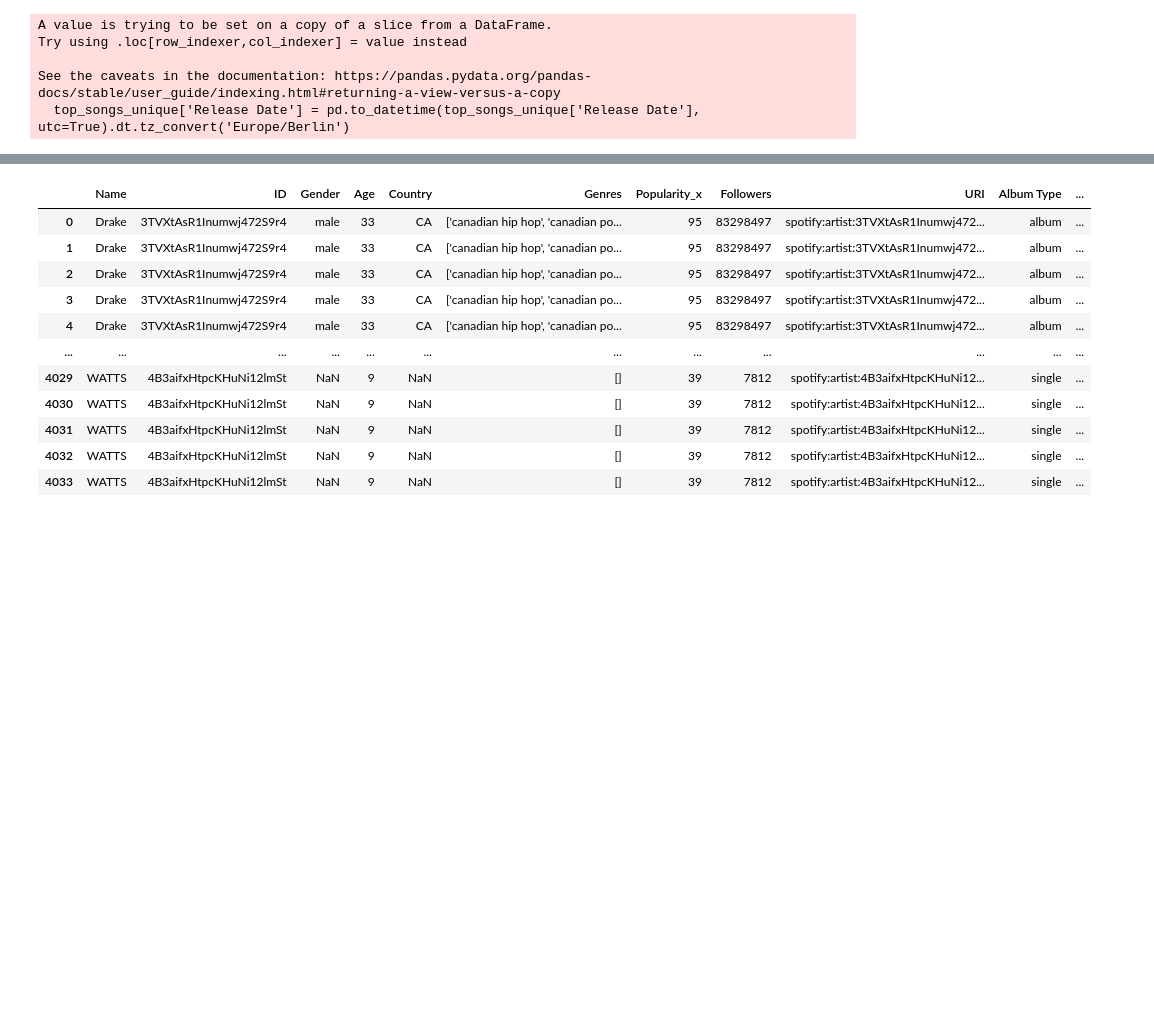
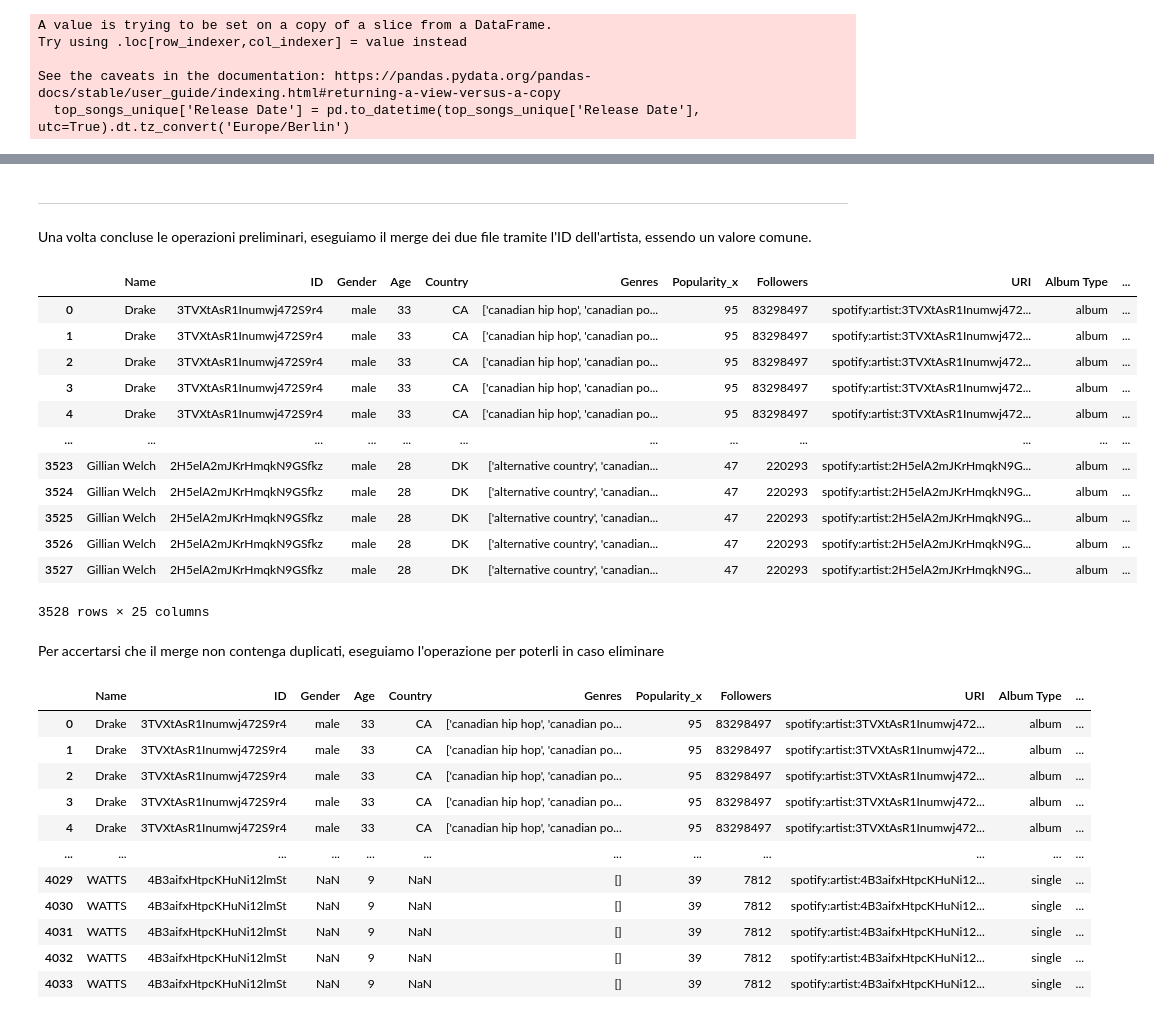
Before and after one commit to michelaminichini/Laboratorio-Big-Data-Progetto-2023, a Jupyter notebook: artists-top_songs.ipynb, the cells around one changed output, grey strips where cells are left out. Saved outputs shown, nothing was run; the diff lists cells and outputs as text; code cells hidden in the pictures; blank space fills up the shorter version.

```diff
--- a/artists-top_songs.ipynb
+++ b/artists-top_songs.ipynb
@@ -62,0 +57,2 @@ top_songs.head(20)
+# %%
+artisti_no_nan = artisti.dropna()
@@ -123 +206,5 @@ Partiamo da una semplice ricerca per introdurre il genere più ascoltato nel nos
+# %% [markdown]
+------------------------------------------------------------------
+# %% [markdown]
+Una volta concluse le operazioni preliminari, eseguiamo il merge dei due file tramite l'ID dell'artista, essendo un valore comune.
 # %%
@@ -125,4 +211,24 @@ Partiamo da una semplice ricerca per introdurre il genere più ascoltato nel nos
 merged_df = pd.merge(artisti, top_songs_unique, left_on='ID', right_on='Artist ID')
+# %%
+merged_dataset = pd.merge(artisti_no_nan, top_songs_unique, left_on='ID', right_on='Artist ID')
+# %%
+merged_dataset
+# %% [output]
+|  | Name | ID | Gender | Age | Country | Genres | Popularity_x | Followers | URI | Album Type | ... |
+| 0 | Drake | 3TVXtAsR1Inumwj472S9r4 | male | 33 | CA | ['canadian hip hop', 'canadian po... | 95 | 83298497 | spotify:artist:3TVXtAsR1Inumwj472... | album | ... |
+| 1 | Drake | 3TVXtAsR1Inumwj472S9r4 | male | 33 | CA | ['canadian hip hop', 'canadian po... | 95 | 83298497 | spotify:artist:3TVXtAsR1Inumwj472... | album | ... |
+| 2 | Drake | 3TVXtAsR1Inumwj472S9r4 | male | 33 | CA | ['canadian hip hop', 'canadian po... | 95 | 83298497 | spotify:artist:3TVXtAsR1Inumwj472... | album | ... |
+| 3 | Drake | 3TVXtAsR1Inumwj472S9r4 | male | 33 | CA | ['canadian hip hop', 'canadian po... | 95 | 83298497 | spotify:artist:3TVXtAsR1Inumwj472... | album | ... |
+| 4 | Drake | 3TVXtAsR1Inumwj472S9r4 | male | 33 | CA | ['canadian hip hop', 'canadian po... | 95 | 83298497 | spotify:artist:3TVXtAsR1Inumwj472... | album | ... |
+| ... | ... | ... | ... | ... | ... | ... | ... | ... | ... | ... | ... |
+| 3523 | Gillian Welch | 2H5elA2mJKrHmqkN9GSfkz | male | 28 | DK | ['alternative country', 'canadian... | 47 | 220293 | spotify:artist:2H5elA2mJKrHmqkN9G... | album | ... |
+| 3524 | Gillian Welch | 2H5elA2mJKrHmqkN9GSfkz | male | 28 | DK | ['alternative country', 'canadian... | 47 | 220293 | spotify:artist:2H5elA2mJKrHmqkN9G... | album | ... |
+| 3525 | Gillian Welch | 2H5elA2mJKrHmqkN9GSfkz | male | 28 | DK | ['alternative country', 'canadian... | 47 | 220293 | spotify:artist:2H5elA2mJKrHmqkN9G... | album | ... |
+| 3526 | Gillian Welch | 2H5elA2mJKrHmqkN9GSfkz | male | 28 | DK | ['alternative country', 'canadian... | 47 | 220293 | spotify:artist:2H5elA2mJKrHmqkN9G... | album | ... |
+| 3527 | Gillian Welch | 2H5elA2mJKrHmqkN9GSfkz | male | 28 | DK | ['alternative country', 'canadian... | 47 | 220293 | spotify:artist:2H5elA2mJKrHmqkN9G... | album | ... |
+3528 rows × 25 columns
+# %% [markdown]
+Per accertarsi che il merge non contenga duplicati, eseguiamo l'operazione per poterli in caso eliminare
 # %%
 merged_df_unique = merged_df.drop_duplicates(subset=['Artist ID', 'Track Id'])
 merged_df_unique
```
Also changed, not shown: parts of 40 cells of this notebook.
